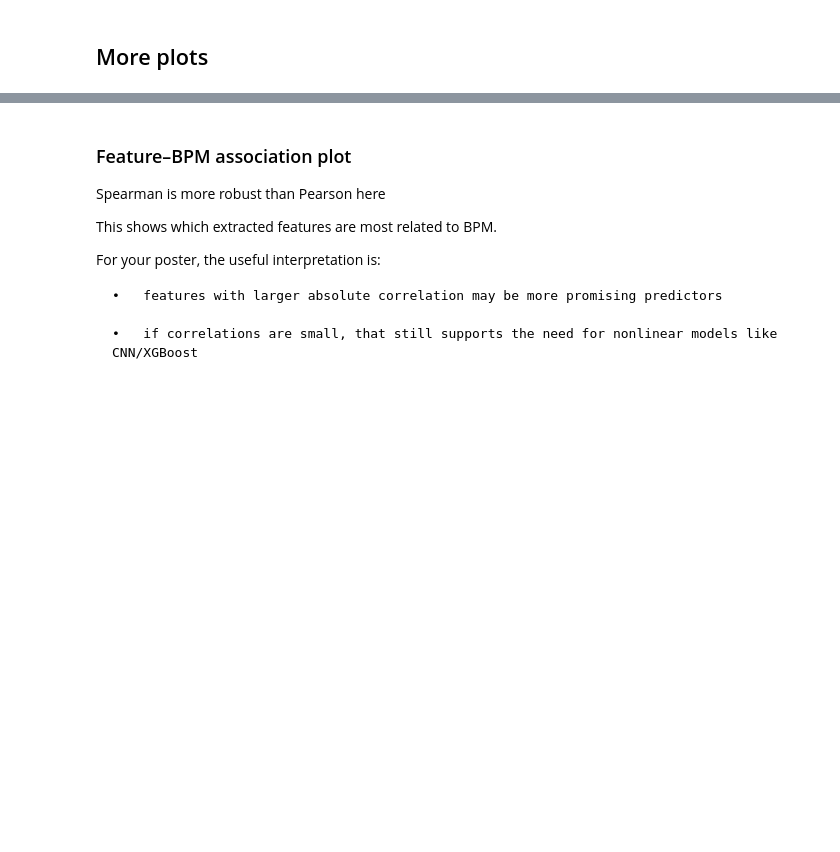
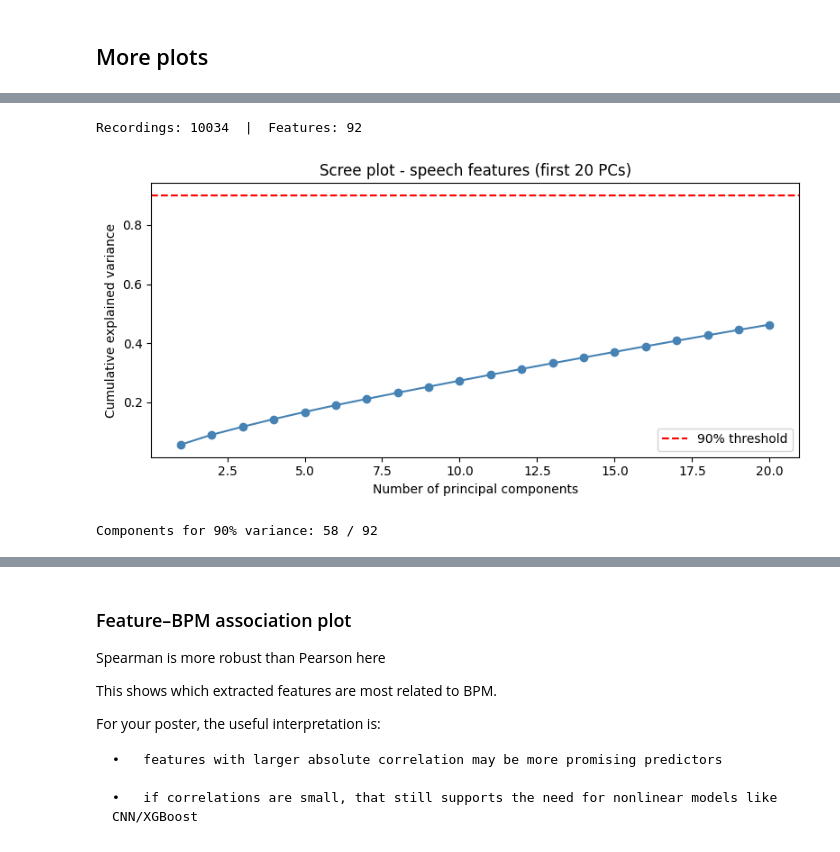
Before and after one commit to PMichniewska/Bachelor-s-Thesis-Project, a Jupyter notebook: Implementation/Data Extraction Pipeline.ipynb, the cells around one changed output, grey strips where cells are left out. Saved outputs shown, nothing was run; the diff lists cells and outputs as text; code cells hidden in the pictures; blank space fills up the shorter version.

```diff
--- a/Implementation/Data Extraction Pipeline.ipynb
+++ b/Implementation/Data Extraction Pipeline.ipynb
@@ -1697,7 +1686,7 @@ for i in range(len(cols)):
         xj = df[cols[j]]
         if xj.nunique(dropna=True) <= 1:
             continue
-        corr = xi.corr(xj)  # Pearson by default
+        corr = xi.corr(xj)  # spearman by default
         if pd.isna(corr):
             continue
         if abs(corr) >= threshold:
@@ -1713,7 +1702,7 @@ if pairs:
     print(f"Found {len(pairs)} correlated pairs:\n")
     for a, b, c in pairs:
         print(f"  {a:25s} <> {b:25s}: {c:+.4f}")
-        total_cor += c
+        total_cor += abs(c)
 else:
     print(f"No variable pairs found with |corr| >= {threshold}")
 print(f"Mean high correlation = {total_cor/len(pairs)}")
@@ -1979,0 +1762,52 @@ recording_features.head()
+# %%
+import numpy as np
+import pandas as pd
+import matplotlib.pyplot as plt
+import seaborn as sns
+from sklearn.preprocessing import StandardScaler
+from sklearn.decomposition import PCA
+
+df   = pd.read_parquet("/Users/patrycjamichniewska/Uni/Year 3/Thesis_local/data/stage_4_normalised.parquet")
+meta = pd.read_csv("/Users/patrycjamichniewska/Uni/Year 3/Thesis_local/data/tesdhe_metadata.csv")
+
+feature_cols = [c for c in df.columns if c not in ("file_name", "frame_idx", "bpm")]
+mfcc_cols    = [f"mfcc_{i}" for i in range(1, 21)]
+
+# One row per recording: mean of all frame-level features
+recording_features = (
+    df.groupby("file_name")[feature_cols]
+    .mean()
+    .reset_index()
+    .merge(
+        meta[["file_name", "bpm", "language", "gender", "response_type", "age_years"]],
+        on="file_name", how="inner"
+    )
+)
+
+print(f"Recordings: {len(recording_features)}  |  Features: {len(feature_cols)}")
+# %% [output]
+Recordings: 10034  |  Features: 92
+# %%
+X = recording_features[feature_cols].values
+y = recording_features["bpm"].values
+
+X_scaled = StandardScaler().fit_transform(X)
+# %%
+pca_full = PCA().fit(X_scaled)
+cumvar   = np.cumsum(pca_full.explained_variance_ratio_)
+
+plt.figure(figsize=(8, 4))
+plt.plot(range(1, 21), cumvar[:20], marker="o", color="steelblue")
+plt.axhline(0.90, color="r", linestyle="--", label="90% threshold")
+plt.xlabel("Number of principal components")
+plt.ylabel("Cumulative explained variance")
+plt.title("Scree plot - speech features (first 20 PCs)")
+plt.legend()
+plt.tight_layout()
+plt.show()
+
+n90 = int(np.searchsorted(cumvar, 0.90)) + 1
+print(f"Components for 90% variance: {n90} / {X_scaled.shape[1]}")
+# %% [output]
+[figure, added]
+Components for 90% variance: 58 / 92
```
Also changed, not shown: parts of 26 cells of this notebook, 3 other files.
